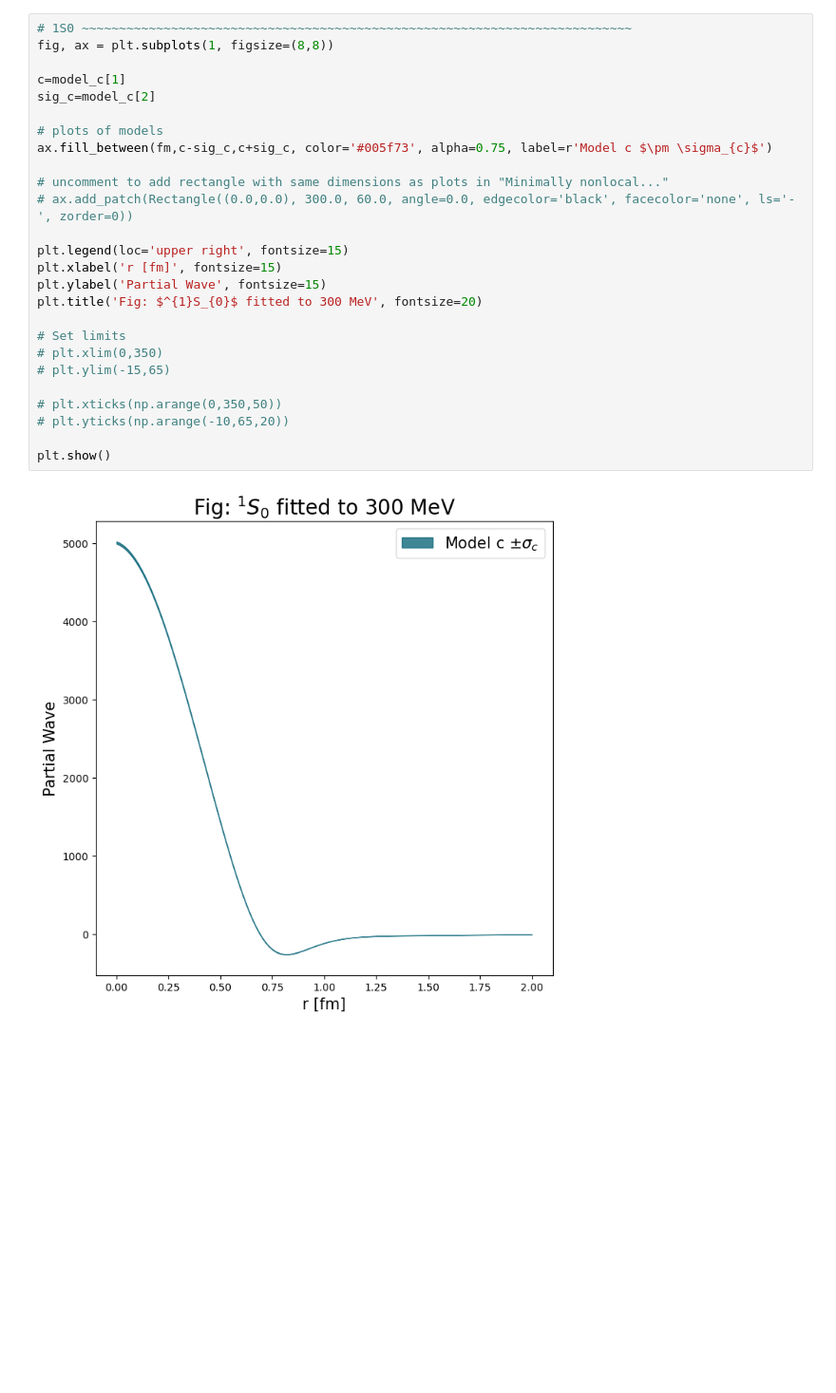
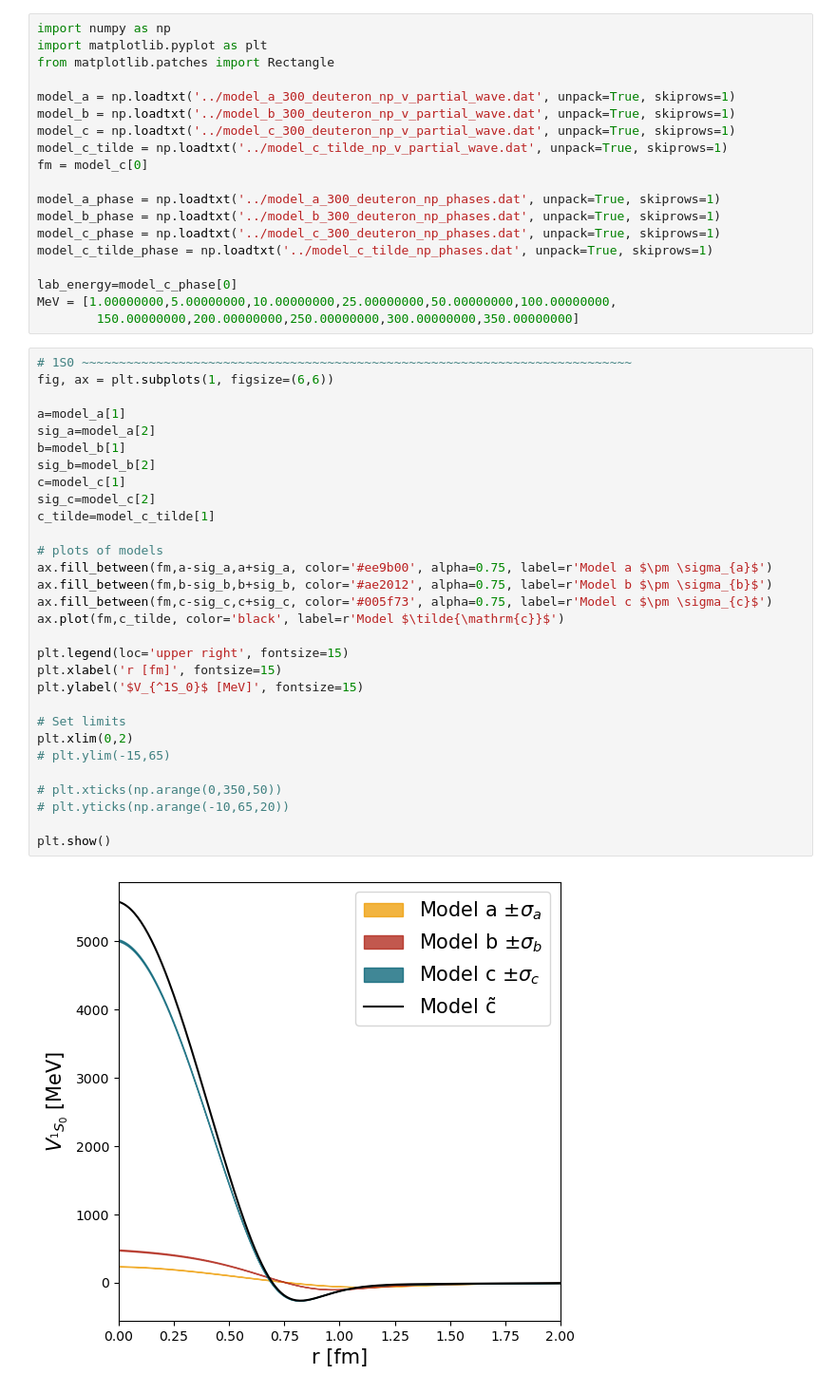
Before and after one commit to rnavarroperez/nn-scattering-fit, a Jupyter notebook: src/notebooks/short_range_partial_waves.ipynb, the cells around one changed output. Shown at 95% size. Cells and saved outputs as stored; diff of their text form; blank space fills up the shorter version.

Commit message:
updated axes to be more descriptive, added models a and b to plots, combined plots into single figure (in short_range_partial_waves)

```diff
--- a/src/notebooks/short_range_partial_waves.ipynb
+++ b/src/notebooks/short_range_partial_waves.ipynb
@@ -8,31 +1,54 @@ fm = model_c[0]
+# %%
+import numpy as np
+import matplotlib.pyplot as plt
+from matplotlib.patches import Rectangle
+
+model_a = np.loadtxt('../model_a_300_deuteron_np_v_partial_wave.dat', unpack=True, skiprows=1)
+model_b = np.loadtxt('../model_b_300_deuteron_np_v_partial_wave.dat', unpack=True, skiprows=1)
+model_c = np.loadtxt('../model_c_300_deuteron_np_v_partial_wave.dat', unpack=True, skiprows=1)
+model_c_tilde = np.loadtxt('../model_c_tilde_np_v_partial_wave.dat', unpack=True, skiprows=1)
+fm = model_c[0]
+
+model_a_phase = np.loadtxt('../model_a_300_deuteron_np_phases.dat', unpack=True, skiprows=1)
+model_b_phase = np.loadtxt('../model_b_300_deuteron_np_phases.dat', unpack=True, skiprows=1)
+model_c_phase = np.loadtxt('../model_c_300_deuteron_np_phases.dat', unpack=True, skiprows=1)
+model_c_tilde_phase = np.loadtxt('../model_c_tilde_np_phases.dat', unpack=True, skiprows=1)
+
+lab_energy=model_c_phase[0]
+MeV = [1.00000000,5.00000000,10.00000000,25.00000000,50.00000000,100.00000000,
+        150.00000000,200.00000000,250.00000000,300.00000000,350.00000000]
 # %%
 # 1S0 ~~~~~~~~~~~~~~~~~~~~~~~~~~~~~~~~~~~~~~~~~~~~~~~~~~~~~~~~~~~~~~~~~~~~~~~~~~
-fig, ax = plt.subplots(1, figsize=(8,8))
+fig, ax = plt.subplots(1, figsize=(6,6))
 
+a=model_a[1]
+sig_a=model_a[2]
+b=model_b[1]
+sig_b=model_b[2]
 c=model_c[1]
 sig_c=model_c[2]
+c_tilde=model_c_tilde[1]
 
 # plots of models
+ax.fill_between(fm,a-sig_a,a+sig_a, color='#ee9b00', alpha=0.75, label=r'Model a $\pm \sigma_{a}$')
+ax.fill_between(fm,b-sig_b,b+sig_b, color='#ae2012', alpha=0.75, label=r'Model b $\pm \sigma_{b}$')
 ax.fill_between(fm,c-sig_c,c+sig_c, color='#005f73', alpha=0.75, label=r'Model c $\pm \sigma_{c}$')
-
-# uncomment to add rectangle with same dimensions as plots in "Minimally nonlocal..."
-# ax.add_patch(Rectangle((0.0,0.0), 300.0, 60.0, angle=0.0, edgecolor='black', facecolor='none', ls='-', zorder=0))
+ax.plot(fm,c_tilde, color='black', label=r'Model $\tilde{\mathrm{c}}$')
 
 plt.legend(loc='upper right', fontsize=15)
 plt.xlabel('r [fm]', fontsize=15)
-plt.ylabel('Partial Wave', fontsize=15)
-plt.title('Fig: $^{1}S_{0}$ fitted to 300 MeV', fontsize=20)
+plt.ylabel('$V_{^1S_0}$ [MeV]', fontsize=15)
 
 # Set limits
-# plt.xlim(0,350)
+plt.xlim(0,2)
 # plt.ylim(-15,65)
 
 # plt.xticks(np.arange(0,350,50))
 # plt.yticks(np.arange(-10,65,20))
 
 plt.show()
 # %% [output]
-[figure, old version]
+[figure, new version]
 # %%
 # 3P0 ~~~~~~~~~~~~~~~~~~~~~~~~~~~~~~~~~~~~~~~~~~~~~~~~~~~~~~~~~~~~~~~~~~~~~~~~~~
 fig, ax = plt.subplots(1, figsize=(8,8))
```
Also changed, not shown: parts of 9 cells of this notebook, 1 other file.
